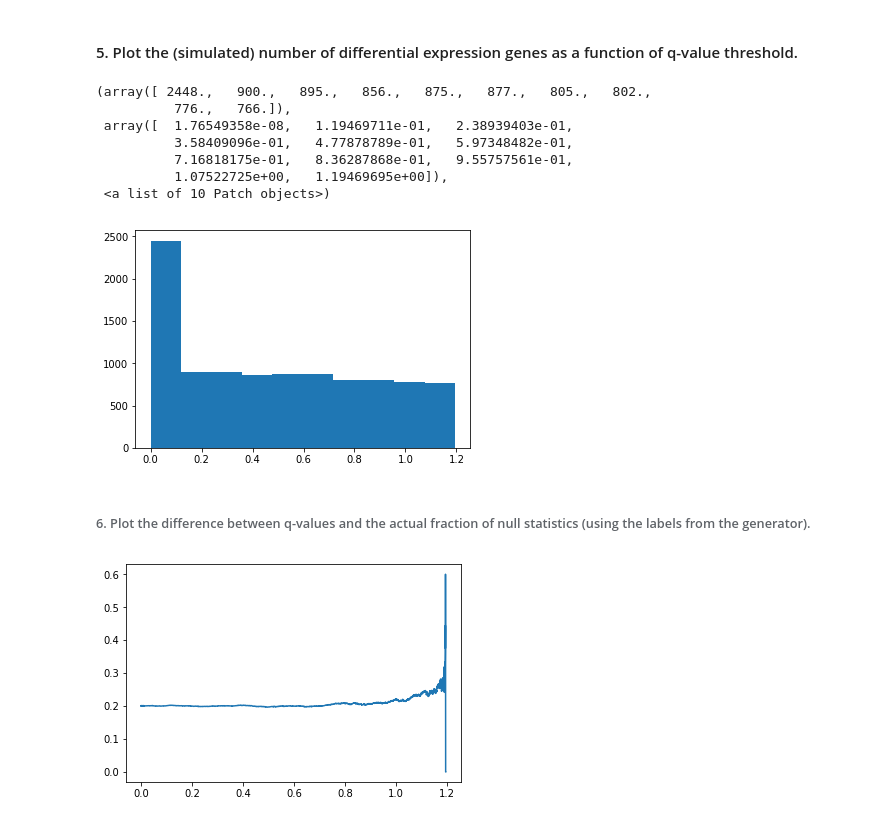
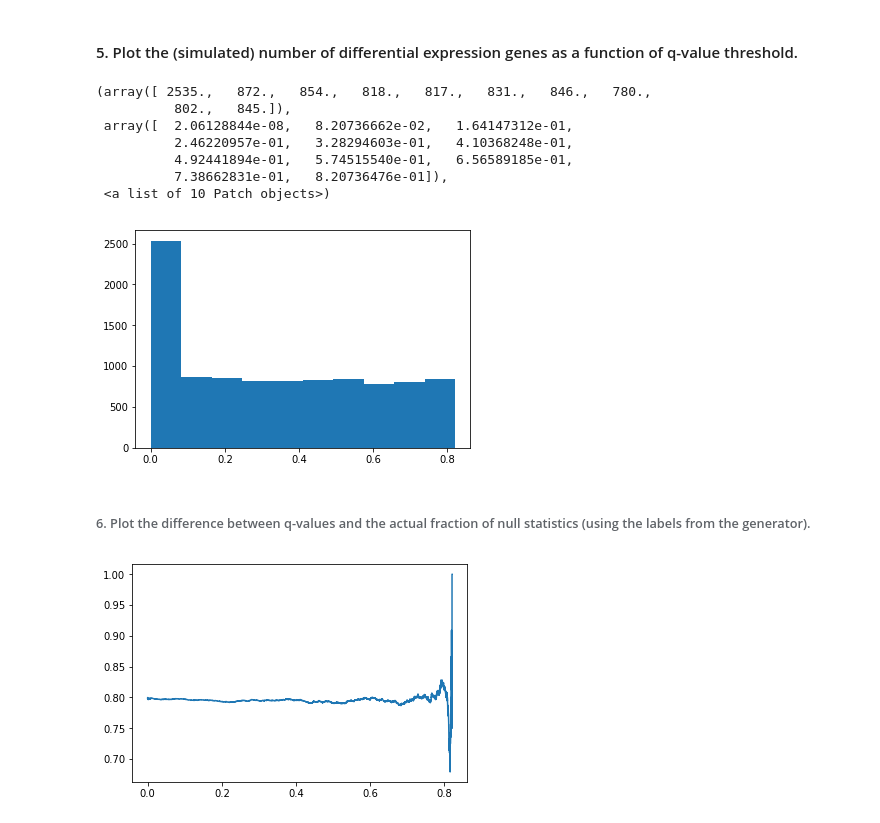
Before and after one commit to MaxBackman/AlgInBio, a Jupyter notebook: differential_expression/differential_expression.ipynb, the cells around one changed output. Saved outputs shown, nothing was run; the diff lists cells and outputs as text; code cells hidden in the pictures.

Commit message:
Question 6 in differential expression

```diff
--- a/differential_expression/differential_expression.ipynb
+++ b/differential_expression/differential_expression.ipynb
@@ -41,13 +40,10 @@ generate_expression_data(n_analytes=10000)[0][:-1];
 # %%
-data = generate_expression_data(n_analytes=10000)[0][:-1]
-
 import scipy.stats as scistat
 
 pval_plur = []
 for i in range(0, data.shape[0]):
     pval_plur.append(scistat.ttest_ind(data.iloc[i,:3], data.iloc[i,3:])[1])
 
-data_labels = generate_expression_data(n_analytes=10000)[1][:]
 
 m = len(pval_plur)
 
@@ -56,9 +52,11 @@ pval_plur_sorted = sorted(pval_plur)
 lambd = 0.5
 t = 0.05
 
+
+
 i = 0
 for j in range(0, len(pval_plur)):
-    if pval_plur[j] < lambd:
+    if pval_plur[j] > lambd:
         i += 1
     else:
         next
@@ -97,24 +98,24 @@ from matplotlib import pyplot as plt
 
 plt.hist(q_of_pi_zero)
 # %% [output]
-(array([ 2448.,   900.,   895.,   856.,   875.,   877.,   805.,   802.,
-          776.,   766.]),
- array([  1.76549358e-08,   1.19469711e-01,   2.38939403e-01,
-          3.58409096e-01,   4.77878789e-01,   5.97348482e-01,
-          7.16818175e-01,   8.36287868e-01,   9.55757561e-01,
-          1.07522725e+00,   1.19469695e+00]),
+(array([ 2535.,   872.,   854.,   818.,   817.,   831.,   846.,   780.,
+          802.,   845.]),
+ array([  2.06128844e-08,   8.20736662e-02,   1.64147312e-01,
+          2.46220957e-01,   3.28294603e-01,   4.10368248e-01,
+          4.92441894e-01,   5.74515540e-01,   6.56589185e-01,
+          7.38662831e-01,   8.20736476e-01]),
  <a list of 10 Patch objects>)
-[figure, old version]
+[figure, new version]
 # %% [markdown]
 ###### 6. Plot the difference between q-values and the actual fraction of null statistics (using the labels from the generator).
 # %%
 %matplotlib inline
 from matplotlib import pyplot as plt
 from pylab import *
 
 # True positives in data
 (data_labels.iloc[:,1] == 1).describe()[3]
 
-plt.plot(q_of_pi_zero, cumsum(data_labels.iloc[:,1])/range(len(data_labels.iloc[:,1])));
+plt.plot(q_of_pi_zero, cumsum(1-data_labels.iloc[:,1])/range(1, len(1-data_labels.iloc[:,1])+1));
 # %% [output]
-[figure, old version]
+[figure, new version]
```
Also changed, not shown: parts of 8 cells of this notebook, 1 other file.
